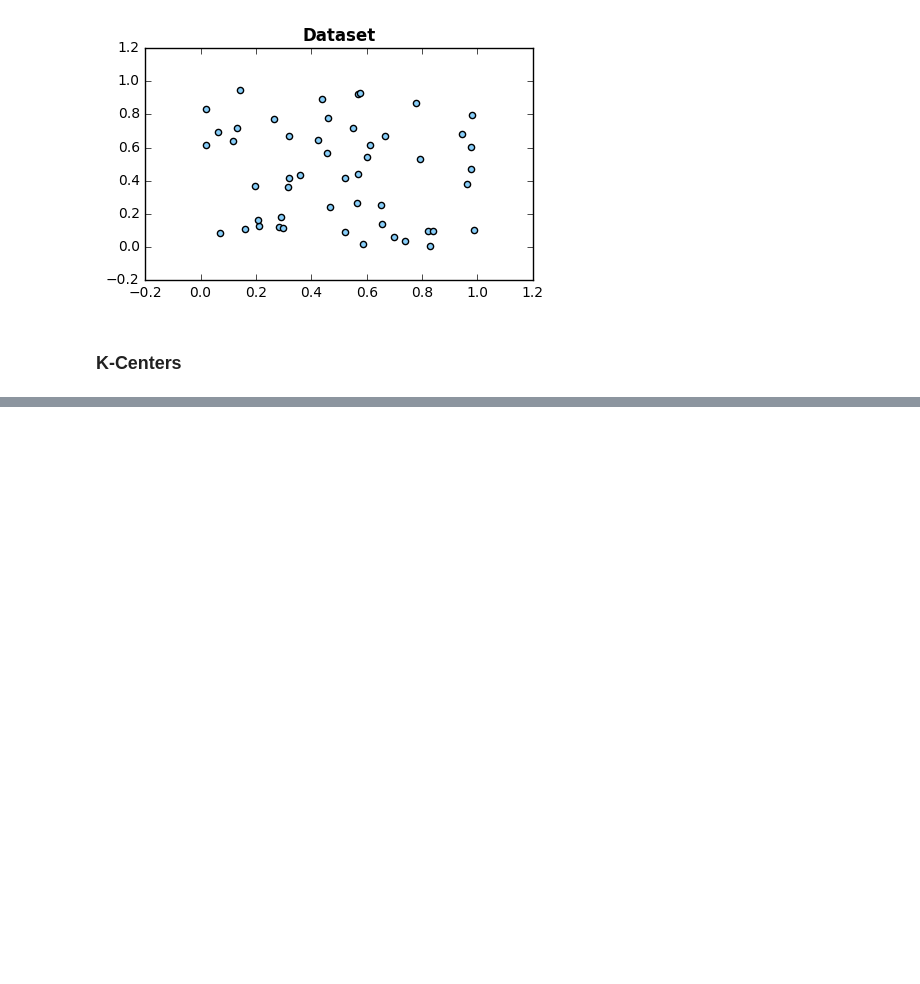
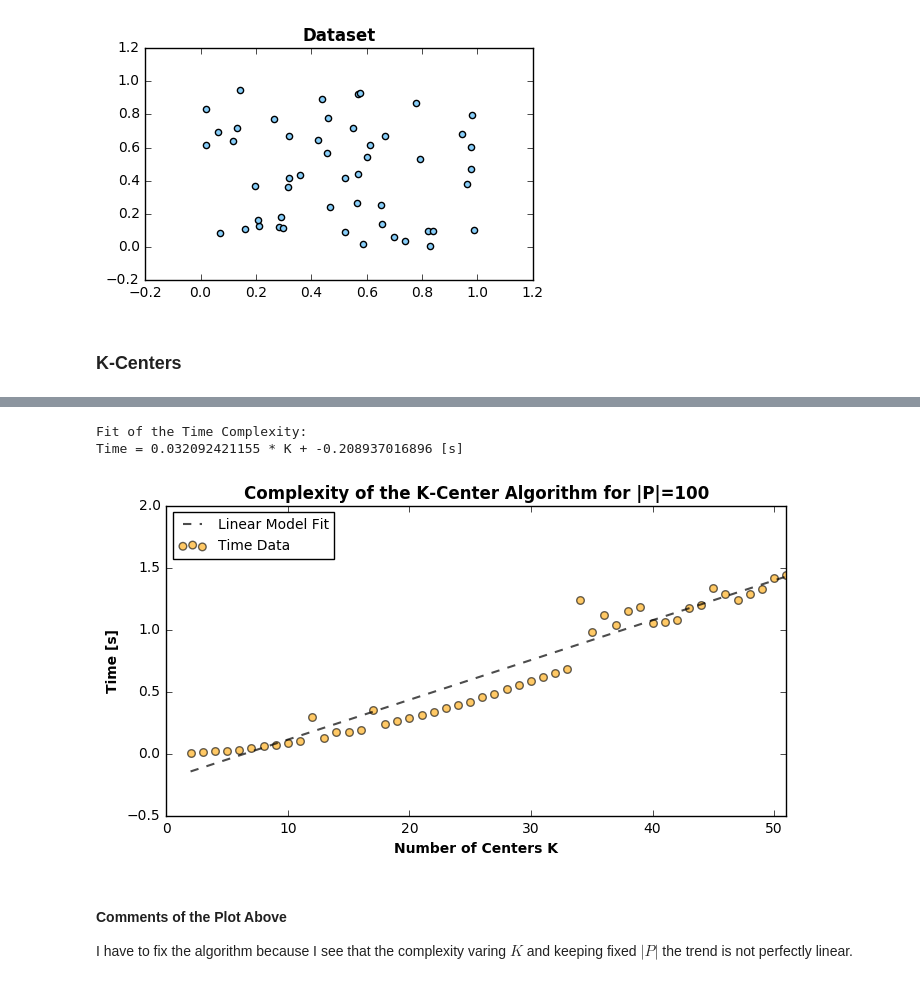
Before and after one commit to MatteoDrago/bdc-hw, a Jupyter notebook: Homework 3/Homework3_GC.ipynb, the cells around one changed output, grey strips where cells are left out. Drawn from its saved outputs; the diff is of its cells as text; code cells hidden in the pictures; blank space fills up the shorter version.

```diff
--- a/Homework 3/Homework3_GC.ipynb
+++ b/Homework 3/Homework3_GC.ipynb
@@ -91,0 +149,51 @@ plt.show()
+# %%
+# Create the Datasets
+n_datasets = 50
+datasets = []
+for n in range(n_datasets):
+    vector_list = []
+    np.random.seed(seed=n)
+    n_points = 100
+    for i in range(n_points):
+        vector_list.append(Vectors.dense(np.random.rand(2)))
+    datasets.append(vector_list)
+
+times = []
+datasets_centers = []
+for n in range(n_datasets):
+    P = [p for p in datasets[n]]
+    t1 = time.time()
+    centers = kcenter(P, 2+n)
+    t2 = time.time()
+    datasets_centers.append(centers)
+    times.append(t2-t1)
+# %%
+# Get the Linear Regression Model for the Time
+y = np.array(times).reshape(n_datasets, 1)
+X = np.zeros((n_datasets, 2))
+X[:, 0] = np.ones((n_datasets,))
+X[:, 1] = np.arange(1, n_datasets+1)
+beta = np.dot(np.dot(np.linalg.inv(np.dot(X.T, X)), X.T), y)
+x = np.array([2+i for i in range(n_datasets)])
+linear_model = x*beta[1] + beta[0]
+# %%
+print 'Fit of the Time Complexity:'
+print 'Time =', beta[1,0],'* K +', beta[0,0], '[s]'
+
+# Plot
+plt.figure(figsize=(8, 4))
+plt.title('Complexity of the K-Center Algorithm for |P|=100', fontweight='bold')
+plt.scatter([2+i for i in range(n_datasets)], times, s=30, c='orange', alpha=0.6, label='Time Data')
+plt.plot(x, linear_model, c='k', lw=1.5, alpha=0.7, ls='--', label='Linear Model Fit')
+plt.xlabel('Number of Centers K', fontweight='bold')
+plt.ylabel('Time [s]', fontweight='bold')
+plt.xlim(0, n_datasets+1)
+plt.legend(loc=2, prop={'size':10})
+plt.show()
+# %% [output]
+Fit of the Time Complexity:
+Time = 0.032092421155 * K + -0.208937016896 [s]
+[figure, added]
+# %% [markdown]
+#### Comments of the Plot Above
+I have to fix the algorithm because I see that the complexity varing $K$ and keeping fixed $|P|$ the trend is not perfectly linear.
```
Also changed, not shown: parts of 7 cells of this notebook.
